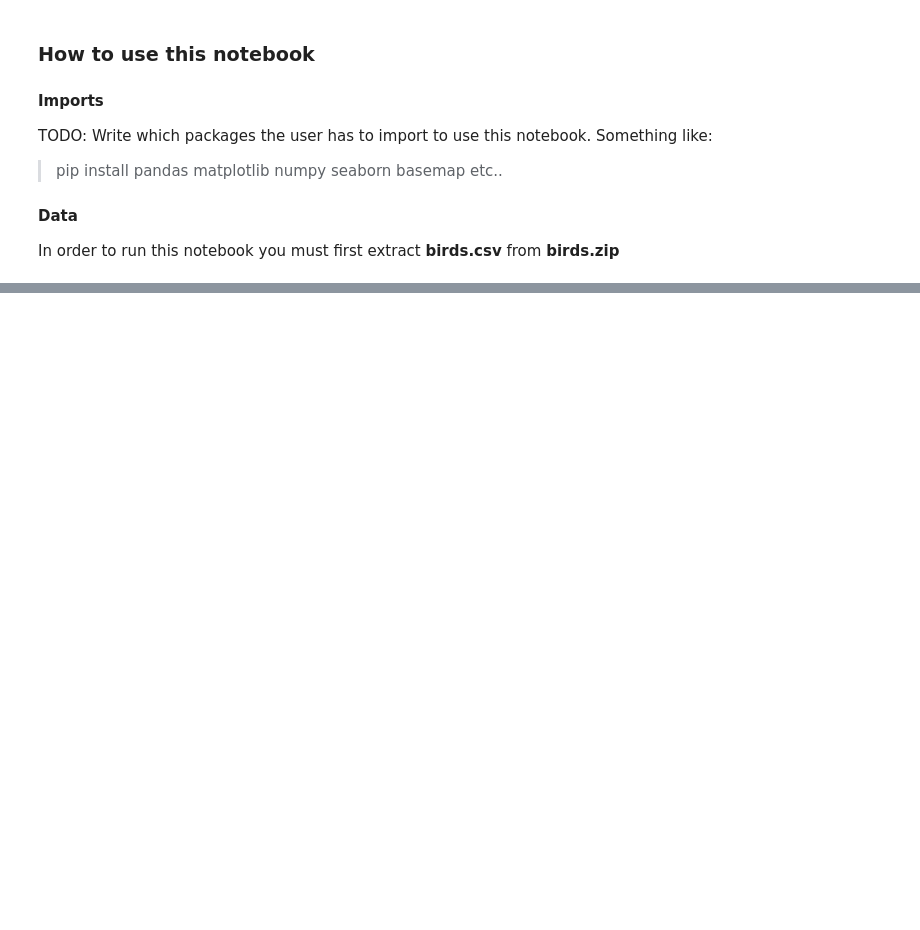
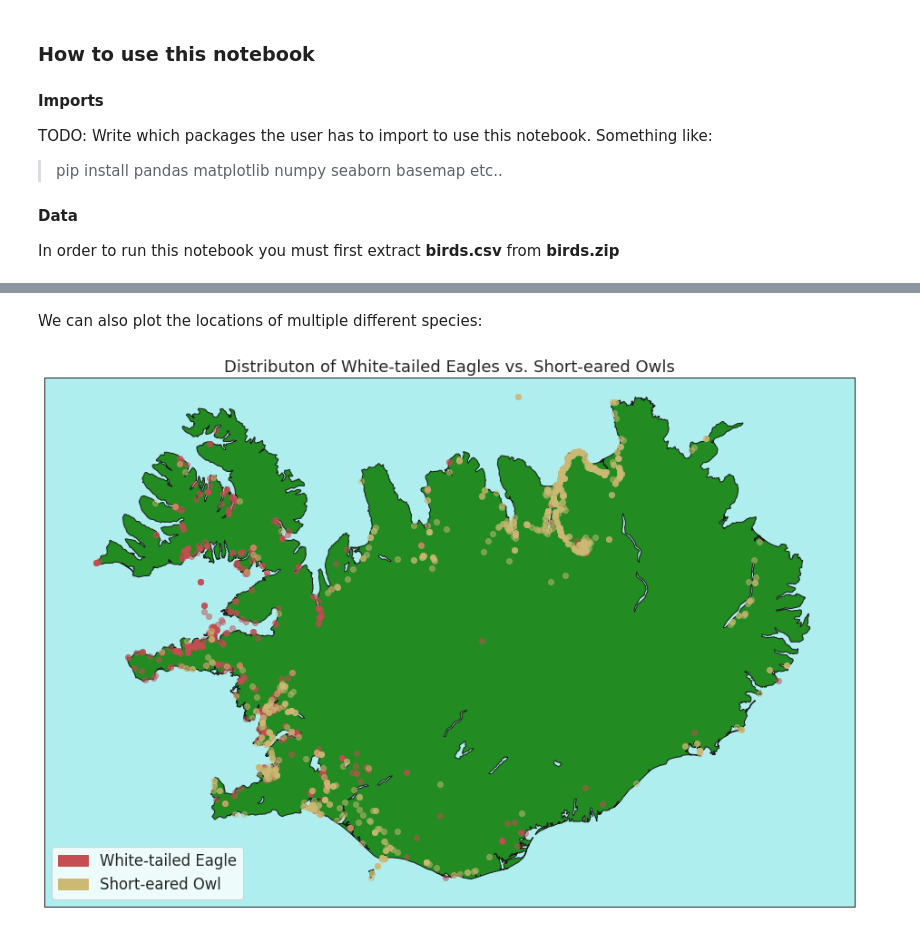
Before and after one commit to sveppalicious/Birds, a Jupyter notebook: Birds.ipynb, the cells around one changed output, grey strips where cells are left out. Drawn from its saved outputs; the diff is of its cells as text; code cells hidden in the pictures; blank space fills up the shorter version.

```diff
--- a/Birds.ipynb
+++ b/Birds.ipynb
@@ -84,0 +118,20 @@ plt.show()
+# %% [markdown]
+We can also plot the locations of multiple different species:
+# %%
+# Dataframe of Short-Eared Owls (Ísl: Brandugla)
+shortEaredOwls = birds[birds["vernacularName"] == "Short-eared Owl"]
+
+
+map = make_map()
+
+# Here we set the alpha level to 0.5 to deal with overlapping markers
+plot_birds(eagles, map, "ro", .5)
+plot_birds(shortEaredOwls, map, "yo", .5)
+
+eagle_patch = mpatches.Patch(color="r", label="White-tailed Eagle")
+owl_patch = mpatches.Patch(color="y", label="Short-eared Owl")
+plt.legend(handles=[eagle_patch, owl_patch], loc="lower left")
+plt.title("Distributon of White-tailed Eagles vs. Short-eared Owls")
+plt.show()
+# %% [output]
+[figure, added]
```
Also changed, not shown: parts of 9 cells of this notebook.
